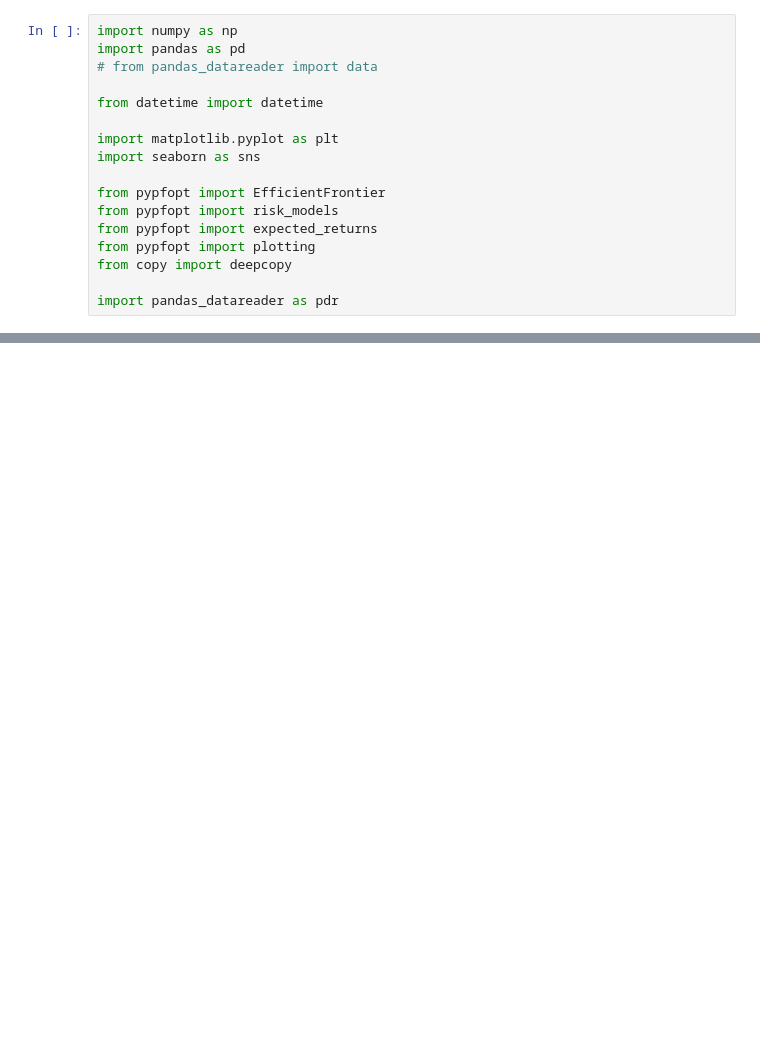
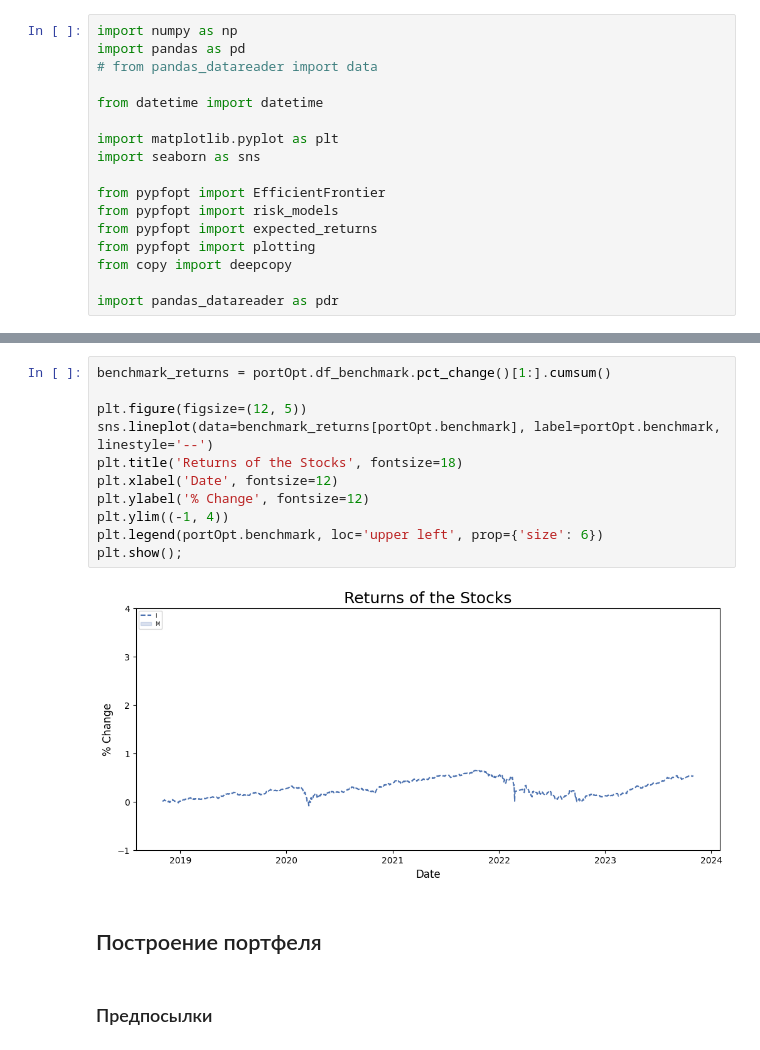
Before and after one commit to justniks/case_finance, a Jupyter notebook: main_upd.ipynb, the cells around one changed output, grey strips where cells are left out. Cells and saved outputs as stored; diff of their text form; blank space fills up the shorter version.

```diff
--- a/main_upd.ipynb
+++ b/main_upd.ipynb
@@ -38,0 +86,17 @@ df_assets = small_df.drop(['GEMC', 'VKCO', 'POSI', 'FLOT', 'TCSG', 'OZON'], axis
+# %%
+benchmark_returns = portOpt.df_benchmark.pct_change()[1:].cumsum()
+
+plt.figure(figsize=(12, 5))
+sns.lineplot(data=benchmark_returns[portOpt.benchmark], label=portOpt.benchmark, linestyle='--')
+plt.title('Returns of the Stocks', fontsize=18)
+plt.xlabel('Date', fontsize=12)
+plt.ylabel('% Change', fontsize=12)
+plt.ylim((-1, 4))
+plt.legend(portOpt.benchmark, loc='upper left', prop={'size': 6})
+plt.show();
+# %% [output]
+[figure, added]
+# %% [markdown]
+## Построение портфеля
+# %% [markdown]
+### Предпосылки
```
Also changed, not shown: parts of 23 cells of this notebook.
